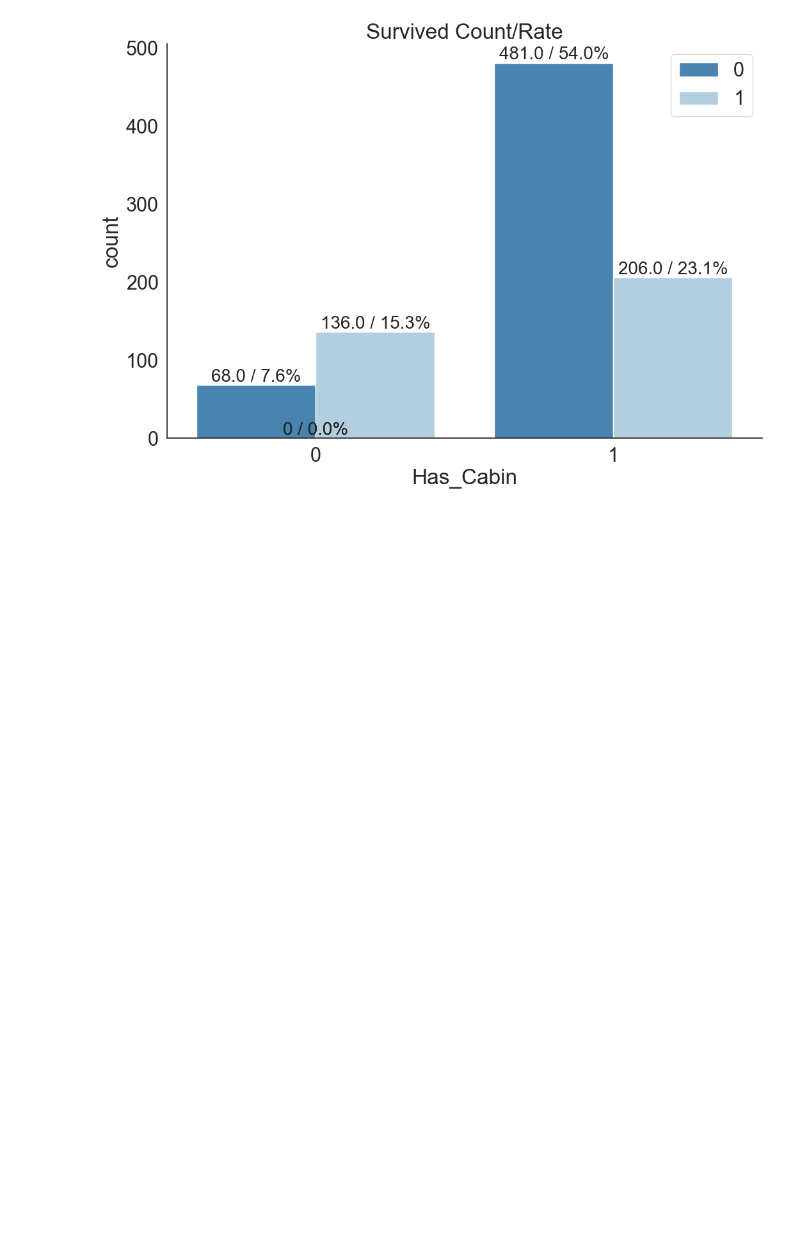
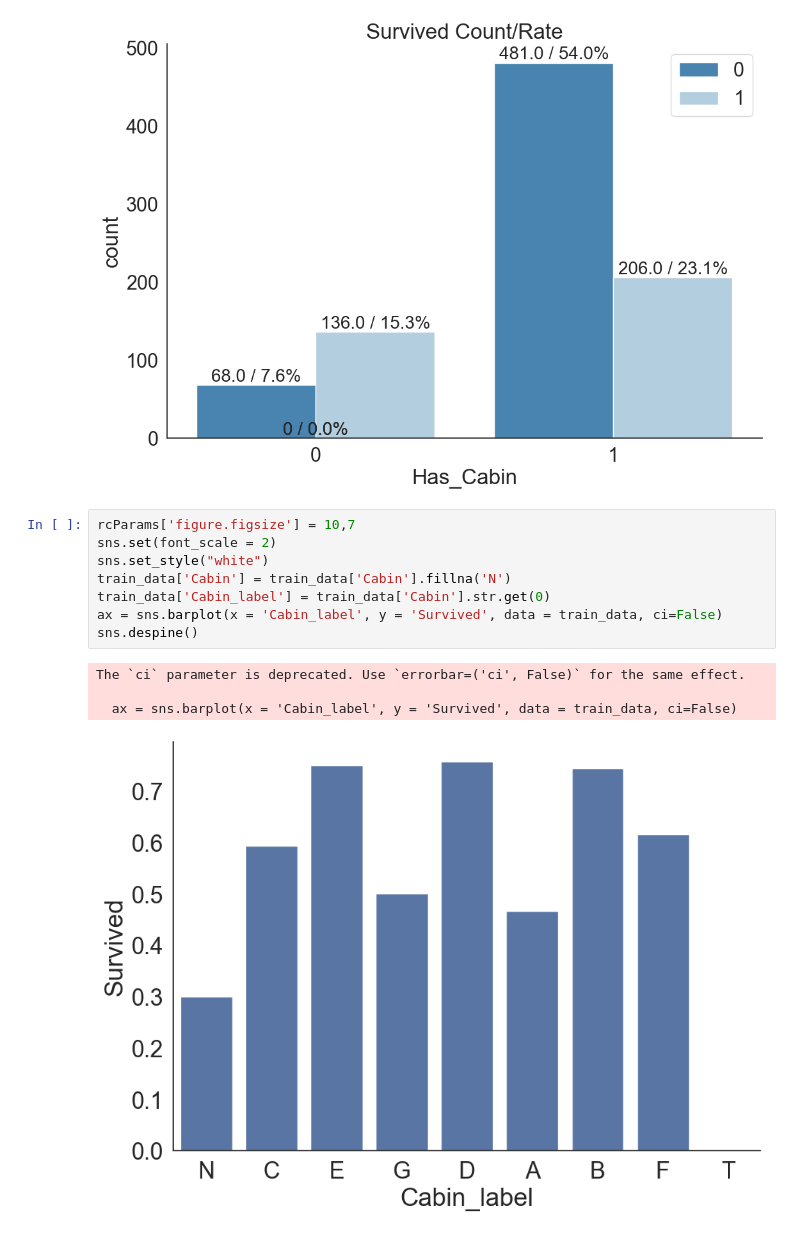
Before and after one commit to nicholasaxl/titanic-kaggle-nichaxl, a Jupyter notebook: Titanic_Kaggle_Axl.ipynb, the cells around one changed output. Saved outputs shown, nothing was run; the diff lists cells and outputs as text; blank space fills up the shorter version.

```diff
--- a/Titanic_Kaggle_Axl.ipynb
+++ b/Titanic_Kaggle_Axl.ipynb
@@ -225,3 +228,16 @@ for p in ax.patches:
 sns.despine()
 # %% [output]
 [figure]
+# %%
+rcParams['figure.figsize'] = 10,7
+sns.set(font_scale = 2)
+sns.set_style("white")
+train_data['Cabin'] = train_data['Cabin'].fillna('N')
+train_data['Cabin_label'] = train_data['Cabin'].str.get(0)
+ax = sns.barplot(x = 'Cabin_label', y = 'Survived', data = train_data, ci=False)
+sns.despine()
+# %% [output]
+The `ci` parameter is deprecated. Use `errorbar=('ci', False)` for the same effect.
+
+  ax = sns.barplot(x = 'Cabin_label', y = 'Survived', data = train_data, ci=False)
+[figure, added]
```
Also changed, not shown: parts of 7 cells of this notebook.
